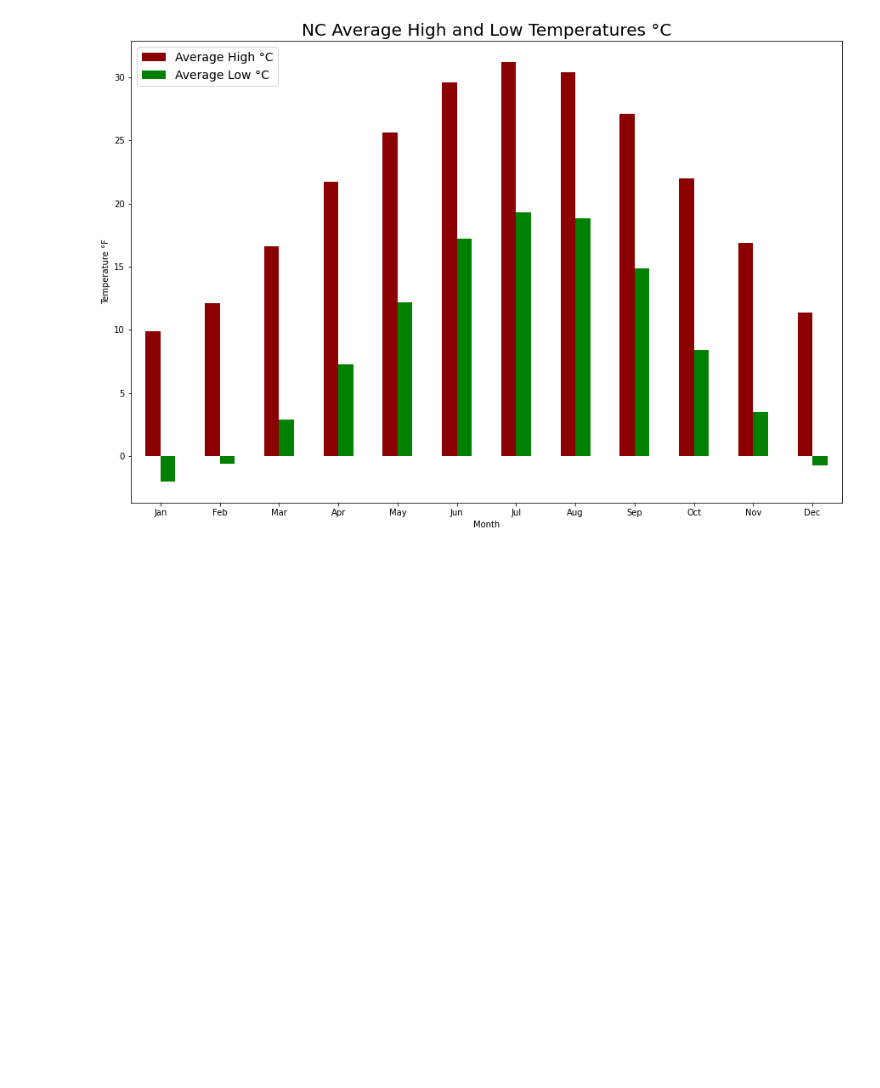
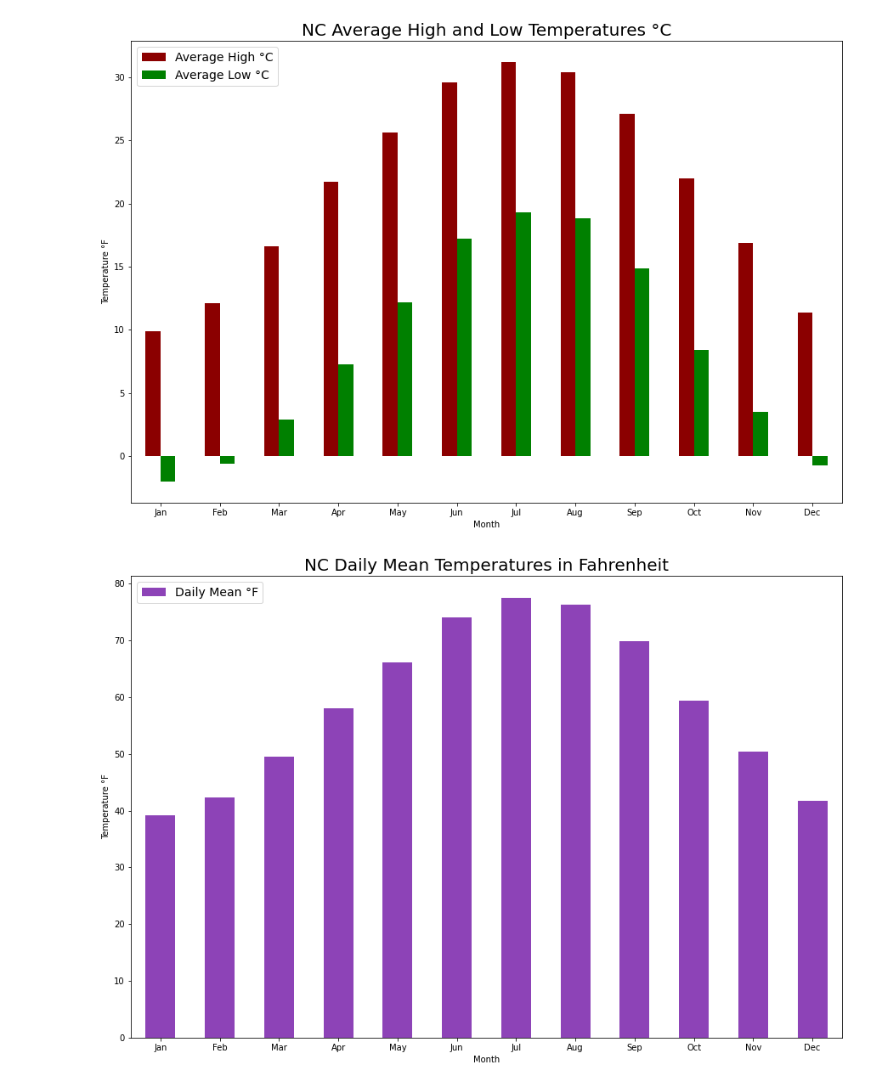
Before and after one commit to SBH1996/-CSC221-SBH1996-GroupProject-, a Jupyter notebook: CSC 221-GroupProject.ipynb, the cells around one changed output. Drawn from its saved outputs; the diff is of its cells as text; code cells hidden in the pictures; blank space fills up the shorter version.

```diff
--- a/CSC 221-GroupProject.ipynb
+++ b/CSC 221-GroupProject.ipynb
@@ -170,3 +205,14 @@ plt.ylabel("Temperature °F")
 plt.show()
 # %% [output]
 [figure]
+# %%
+#Graph to display High and Low temp data in celcius
+months[["Daily Mean °F"]].plot(kind="bar", color = [ "#8d43b7"], figsize=(15,10))
+plt.xticks(ticks=xtick_range, labels=xtick_labels, rotation = 0)
+plt.title("NC Daily Mean Temperatures in Fahrenheit", fontsize = 20)
+plt.legend(loc="upper left", fontsize=14)
+plt.xlabel("Month")
+plt.ylabel("Temperature °F")
+plt.show()
+# %% [output]
+[figure, added]
```
Also changed, not shown: parts of 9 cells of this notebook.
